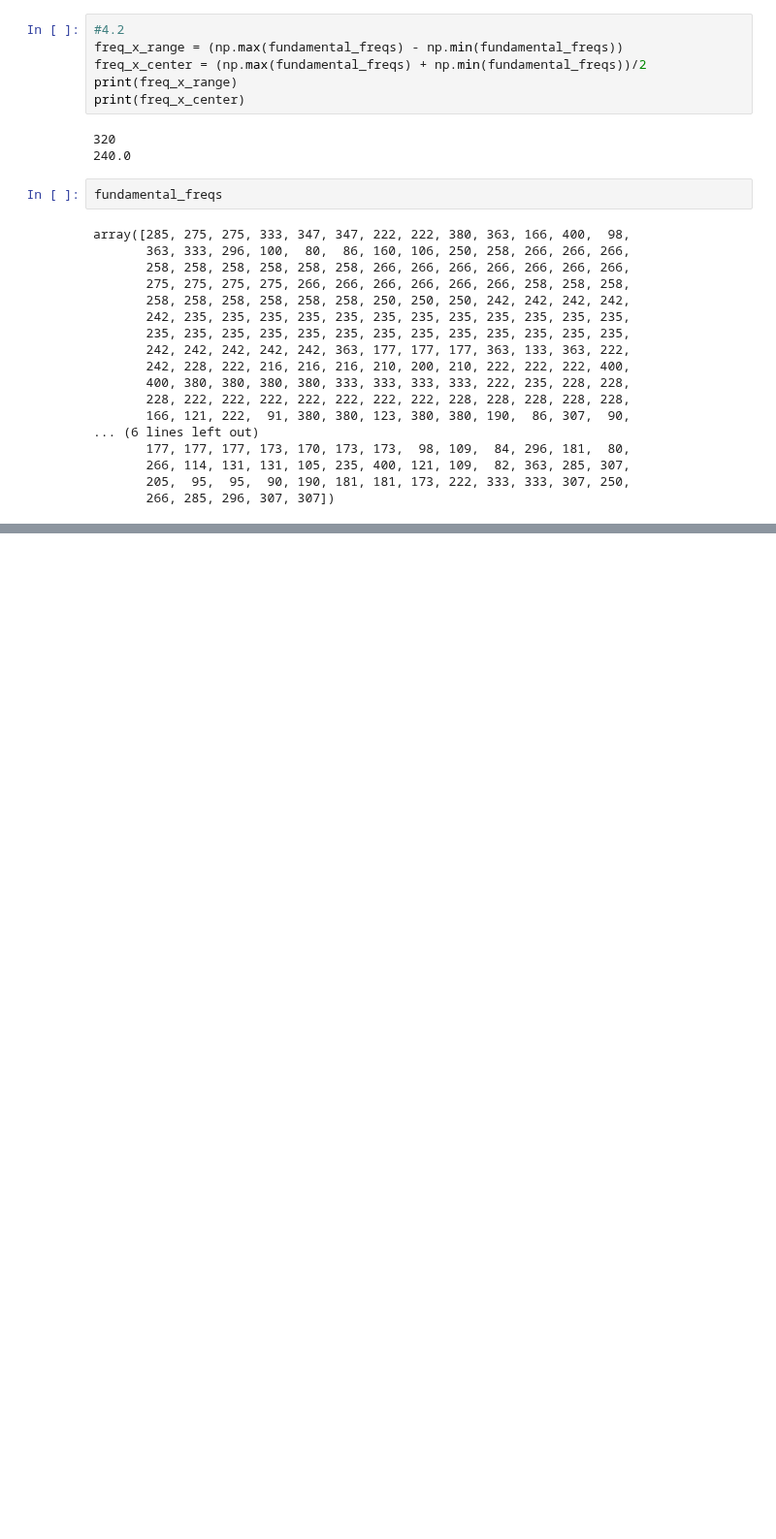
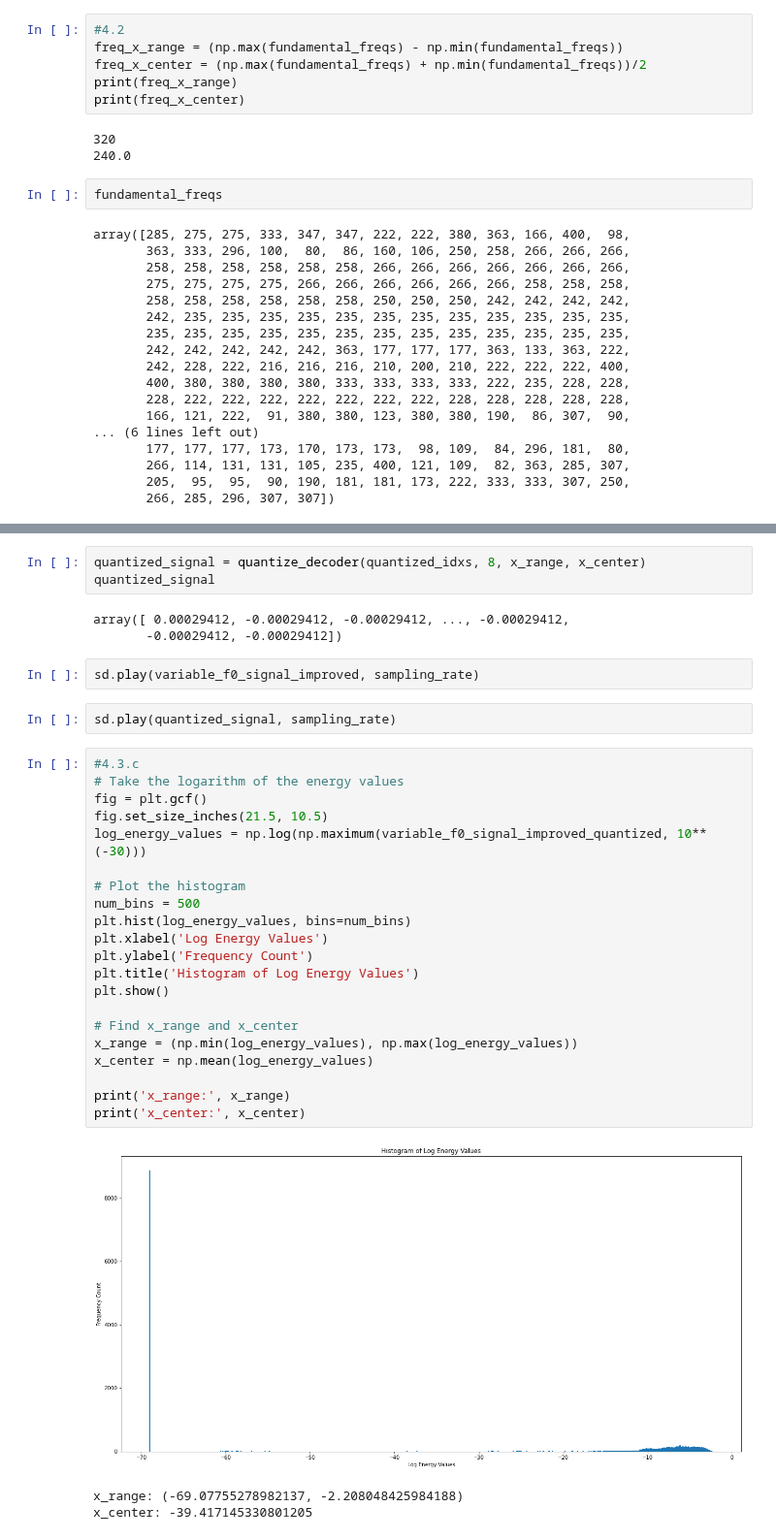
Before and after one commit to angelonti/uhh_ssp_summer2023, a Jupyter notebook: exercise4/exercise4.ipynb, the cells around one changed output, grey strips where cells are left out. Shown at 97% size. Cells and saved outputs as stored; diff of their text form; blank space fills up the shorter version.

```diff
--- a/exercise4/exercise4.ipynb
+++ b/exercise4/exercise4.ipynb
@@ -1088,0 +1214,35 @@ array([272.        , 272.        , 272.        , 314.66666667,
+# %%
+quantized_signal = quantize_decoder(quantized_idxs, 8, x_range, x_center)
+quantized_signal
+# %% [output]
+array([ 0.00029412, -0.00029412, -0.00029412, ..., -0.00029412,
+       -0.00029412, -0.00029412])
+# %%
+sd.play(variable_f0_signal_improved, sampling_rate)
+# %%
+sd.play(quantized_signal, sampling_rate)
+# %%
+#4.3.c
+# Take the logarithm of the energy values
+fig = plt.gcf()
+fig.set_size_inches(21.5, 10.5)
+log_energy_values = np.log(np.maximum(variable_f0_signal_improved_quantized, 10**(-30)))
+
+# Plot the histogram
+num_bins = 500
+plt.hist(log_energy_values, bins=num_bins)
+plt.xlabel('Log Energy Values')
+plt.ylabel('Frequency Count')
+plt.title('Histogram of Log Energy Values')
+plt.show()
+
+# Find x_range and x_center
+x_range = (np.min(log_energy_values), np.max(log_energy_values))
+x_center = np.mean(log_energy_values)
+
+print('x_range:', x_range)
+print('x_center:', x_center)
+# %% [output]
+[figure, added]
+x_range: (-69.07755278982137, -2.208048425984188)
+x_center: -39.417145330801205
```
Also changed, not shown: parts of 41 cells of this notebook.
